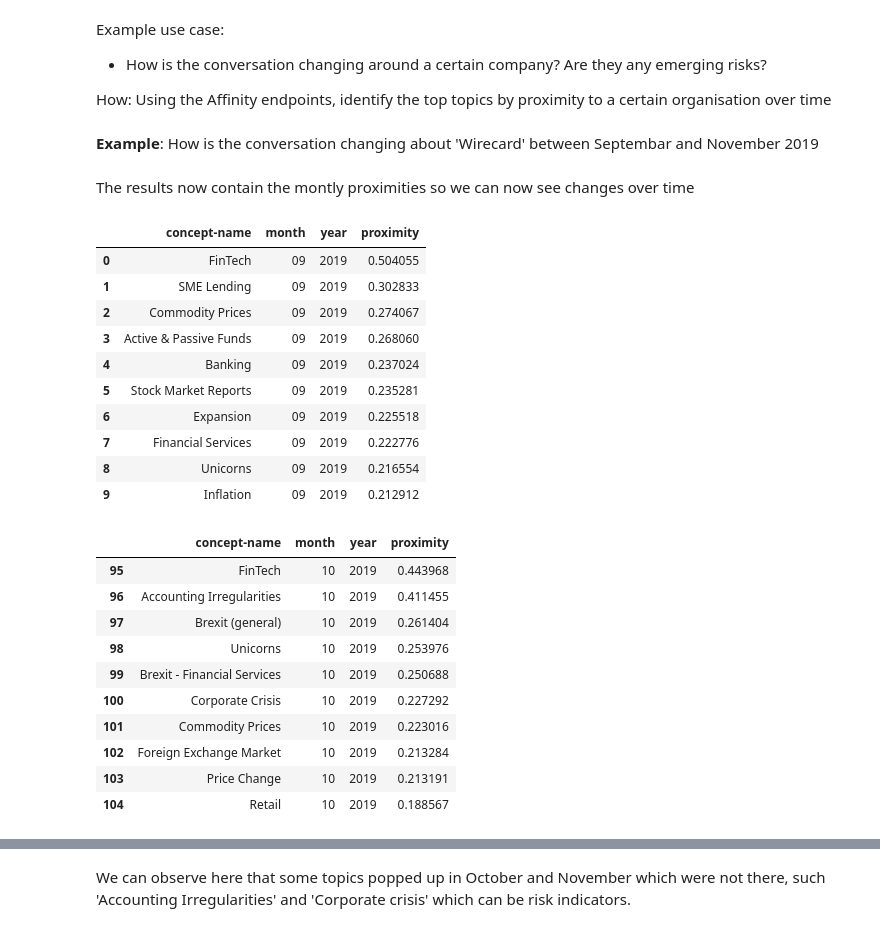
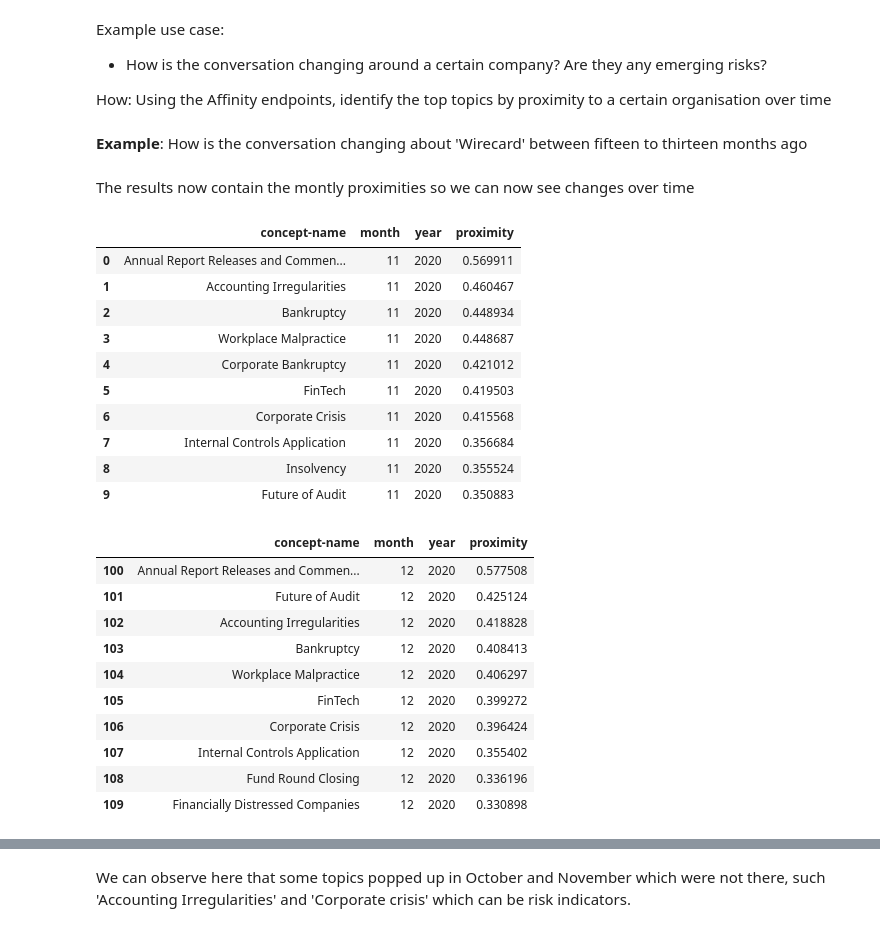
Before and after one commit to signal-ai/signal-api-tools, a Jupyter notebook: notebooks/affinity_tutorial.ipynb, the cells around one changed output, grey strips where cells are left out. Cells and saved outputs as stored; diff of their text form; code cells hidden in the pictures.

Commit message:
Update affinity tutorial so Wirecard query is not longer than 15 months ago

```diff
--- a/notebooks/affinity_tutorial.ipynb
+++ b/notebooks/affinity_tutorial.ipynb
@@ -177,16 +178,19 @@ Example use case:
 
 How: Using the Affinity endpoints, identify the top topics by proximity to a certain organisation over time
 # %% [markdown]
-**Example**: How is the conversation changing about 'Wirecard' between Septembar and November 2019
+**Example**: How is the conversation changing about 'Wirecard' between fifteen to thirteen months ago
 # %%
+fifteen_months_ago = (pd.to_datetime("today").to_period('M') - 15)
+fourteen_months_ago = fifteen_months_ago + 1
+thirteen_months_ago = fifteen_months_ago + 2
 entity_id = 'eae834b7-5b2f-430e-99ce-770786a971cf' ##  ID for Wirecard
 response = requests.get(
     # call the entities endpoint
     'https://api.signal-ai.com/affinity/entities/{}/relationships'.format(entity_id),
     params={
         'rel-type':'proximity',
-        'start-month':'2019-09',
-        'end-month': '2019-11',
+        'start-month':fifteen_months_ago,
+        'end-month': thirteen_months_ago,
         'size': 100
     },
     # include the access token in the header
@@ -195,41 +199,43 @@ response = requests.get(
         "Content-Type": "application/json",
     }
 )
-
-result = response.json()
+if response.status_code == 200:
+    result = response.json()
+else:
+    raise Exception(f"Got bad status code from API: {response.status_code}")
 # %% [markdown]
 The results now contain the montly proximities so we can now see changes over time
 # %%
 df = pd.DataFrame.from_dict(result['relationships'])
-df_sep = df[df['month']=='09']
+df_sep = df[df['month']==fifteen_months_ago.strftime('%m')]
 df_sep.head(10)[['concept-name','month','year', 'proximity']]
 # %% [output]
 |  | concept-name | month | year | proximity |
-| 0 | FinTech | 09 | 2019 | 0.504055 |
-| 1 | SME Lending | 09 | 2019 | 0.302833 |
-| 2 | Commodity Prices | 09 | 2019 | 0.274067 |
-| 3 | Active & Passive Funds | 09 | 2019 | 0.268060 |
-| 4 | Banking | 09 | 2019 | 0.237024 |
-| 5 | Stock Market Reports | 09 | 2019 | 0.235281 |
-| 6 | Expansion | 09 | 2019 | 0.225518 |
-| 7 | Financial Services | 09 | 2019 | 0.222776 |
-| 8 | Unicorns | 09 | 2019 | 0.216554 |
-| 9 | Inflation | 09 | 2019 | 0.212912 |
+| 0 | Annual Report Releases and Commen... | 11 | 2020 | 0.569911 |
+| 1 | Accounting Irregularities | 11 | 2020 | 0.460467 |
+| 2 | Bankruptcy | 11 | 2020 | 0.448934 |
+| 3 | Workplace Malpractice | 11 | 2020 | 0.448687 |
+| 4 | Corporate Bankruptcy | 11 | 2020 | 0.421012 |
+| 5 | FinTech | 11 | 2020 | 0.419503 |
+| 6 | Corporate Crisis | 11 | 2020 | 0.415568 |
+| 7 | Internal Controls Application | 11 | 2020 | 0.356684 |
+| 8 | Insolvency | 11 | 2020 | 0.355524 |
+| 9 | Future of Audit | 11 | 2020 | 0.350883 |
 # %%
 df = pd.DataFrame.from_dict(result['relationships'])
-df_oct = df[df['month']=='10']
+df_oct = df[df['month']==fourteen_months_ago.strftime('%m')]
 df_oct.head(10)[['concept-name','month','year', 'proximity']]
 # %% [output]
 |  | concept-name | month | year | proximity |
-| 95 | FinTech | 10 | 2019 | 0.443968 |
-| 96 | Accounting Irregularities | 10 | 2019 | 0.411455 |
-| 97 | Brexit (general) | 10 | 2019 | 0.261404 |
-| 98 | Unicorns | 10 | 2019 | 0.253976 |
-| 99 | Brexit - Financial Services | 10 | 2019 | 0.250688 |
-| 100 | Corporate Crisis | 10 | 2019 | 0.227292 |
-| 101 | Commodity Prices | 10 | 2019 | 0.223016 |
-| 102 | Foreign Exchange Market | 10 | 2019 | 0.213284 |
-| 103 | Price Change | 10 | 2019 | 0.213191 |
-| 104 | Retail | 10 | 2019 | 0.188567 |
+| 100 | Annual Report Releases and Commen... | 12 | 2020 | 0.577508 |
+| 101 | Future of Audit | 12 | 2020 | 0.425124 |
+| 102 | Accounting Irregularities | 12 | 2020 | 0.418828 |
+| 103 | Bankruptcy | 12 | 2020 | 0.408413 |
+| 104 | Workplace Malpractice | 12 | 2020 | 0.406297 |
+| 105 | FinTech | 12 | 2020 | 0.399272 |
+| 106 | Corporate Crisis | 12 | 2020 | 0.396424 |
+| 107 | Internal Controls Application | 12 | 2020 | 0.355402 |
+| 108 | Fund Round Closing | 12 | 2020 | 0.336196 |
+| 109 | Financially Distressed Companies | 12 | 2020 | 0.330898 |
 # %%
 df = pd.DataFrame.from_dict(result['relationships'])
```
Also changed, not shown: parts of 2 cells of this notebook.
